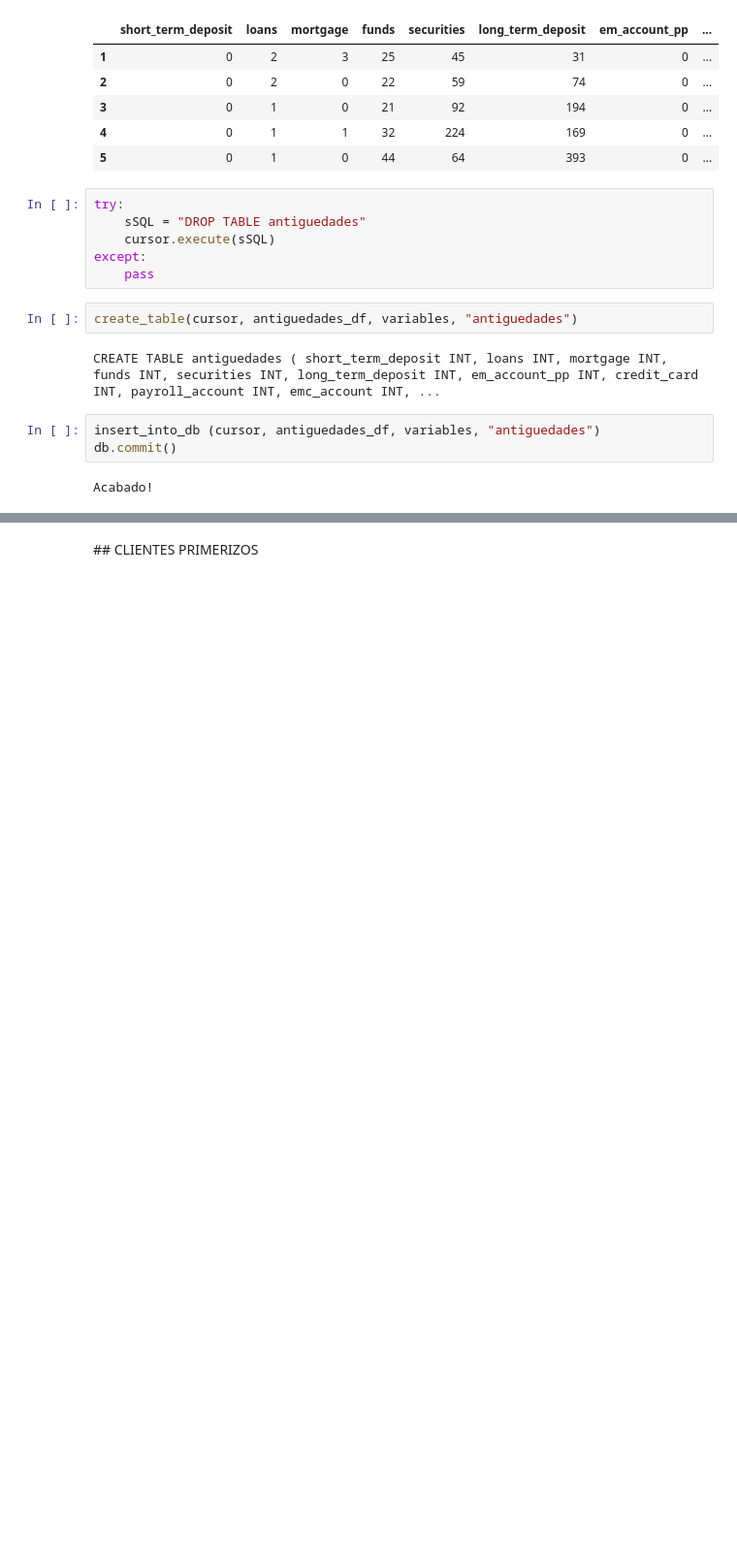
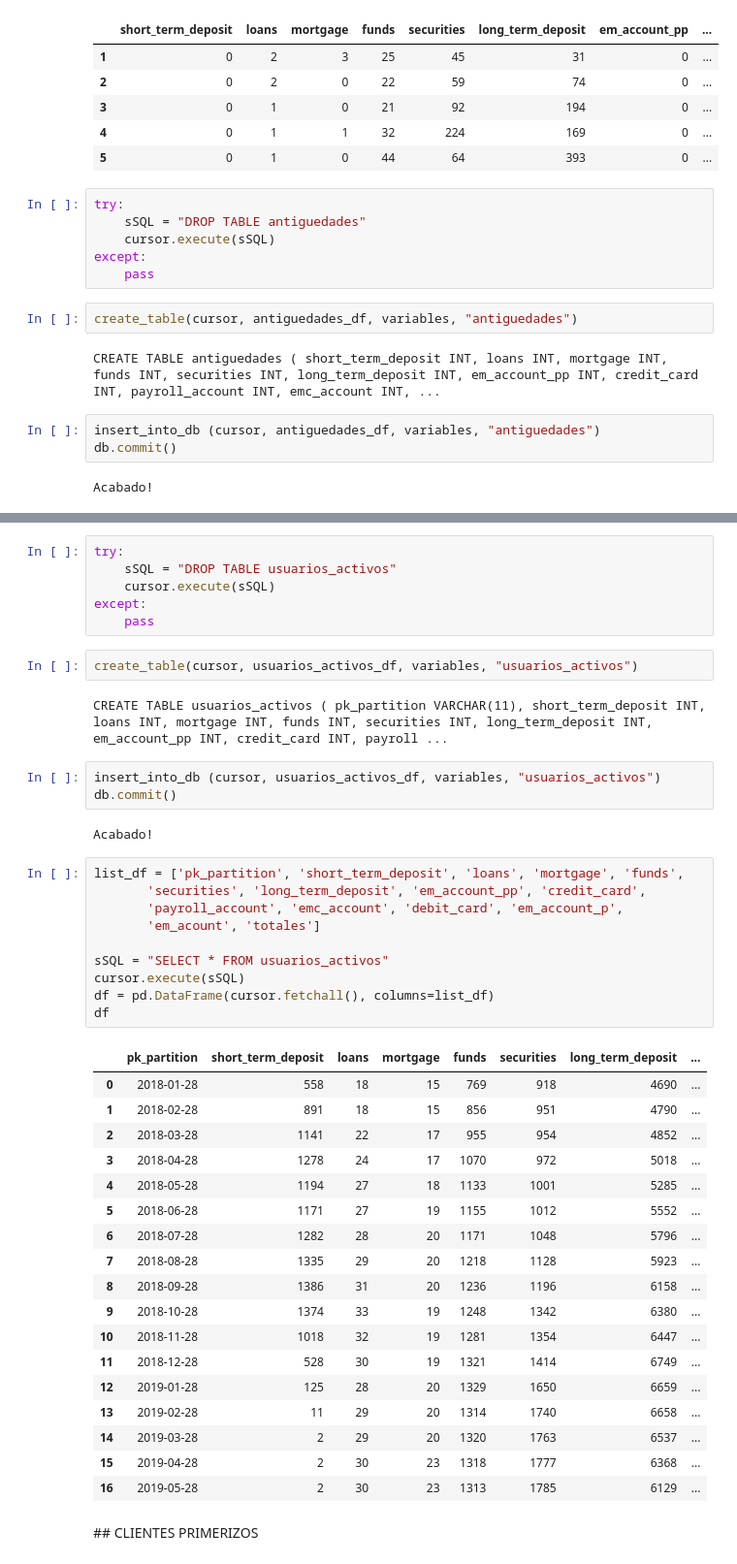
Before and after one commit to carlosperez1997/NDS_ProyectoFinal, a Jupyter notebook: 1_analisis/convert_sql.ipynb, the cells around one changed output, grey strips where cells are left out. Shown at 97% size. Saved outputs shown, nothing was run; the diff lists cells and outputs as text; blank space fills up the shorter version.

Commit message:
dashboard_productos acabado!

```diff
--- a/1_analisis/convert_sql.ipynb
+++ b/1_analisis/convert_sql.ipynb
@@ -478,3 +518,47 @@ df
+# %%
+try:
+    sSQL = "DROP TABLE usuarios_activos"
+    cursor.execute(sSQL)
+except:
+    pass
+# %%
+create_table(cursor, usuarios_activos_df, variables, "usuarios_activos")
+# %% [output]
+CREATE TABLE usuarios_activos ( pk_partition VARCHAR(11), short_term_deposit INT, loans INT, mortgage INT, funds INT, securities INT, long_term_deposit INT, em_account_pp INT, credit_card INT, payroll ...
+# %%
+insert_into_db (cursor, usuarios_activos_df, variables, "usuarios_activos")
+db.commit()
+# %% [output]
+Acabado!
+# %%
+list_df = ['pk_partition', 'short_term_deposit', 'loans', 'mortgage', 'funds',
+       'securities', 'long_term_deposit', 'em_account_pp', 'credit_card',
+       'payroll_account', 'emc_account', 'debit_card', 'em_account_p',
+       'em_acount', 'totales']
+
+sSQL = "SELECT * FROM usuarios_activos"
+cursor.execute(sSQL)
+df = pd.DataFrame(cursor.fetchall(), columns=list_df)
+df
+# %% [output]
+|  | pk_partition | short_term_deposit | loans | mortgage | funds | securities | long_term_deposit | ... |
+| 0 | 2018-01-28 | 558 | 18 | 15 | 769 | 918 | 4690 | ... |
+| 1 | 2018-02-28 | 891 | 18 | 15 | 856 | 951 | 4790 | ... |
+| 2 | 2018-03-28 | 1141 | 22 | 17 | 955 | 954 | 4852 | ... |
+| 3 | 2018-04-28 | 1278 | 24 | 17 | 1070 | 972 | 5018 | ... |
+| 4 | 2018-05-28 | 1194 | 27 | 18 | 1133 | 1001 | 5285 | ... |
+| 5 | 2018-06-28 | 1171 | 27 | 19 | 1155 | 1012 | 5552 | ... |
+| 6 | 2018-07-28 | 1282 | 28 | 20 | 1171 | 1048 | 5796 | ... |
+| 7 | 2018-08-28 | 1335 | 29 | 20 | 1218 | 1128 | 5923 | ... |
+| 8 | 2018-09-28 | 1386 | 31 | 20 | 1236 | 1196 | 6158 | ... |
+| 9 | 2018-10-28 | 1374 | 33 | 19 | 1248 | 1342 | 6380 | ... |
+| 10 | 2018-11-28 | 1018 | 32 | 19 | 1281 | 1354 | 6447 | ... |
+| 11 | 2018-12-28 | 528 | 30 | 19 | 1321 | 1414 | 6749 | ... |
+| 12 | 2019-01-28 | 125 | 28 | 20 | 1329 | 1650 | 6659 | ... |
+| 13 | 2019-02-28 | 11 | 29 | 20 | 1314 | 1740 | 6658 | ... |
+| 14 | 2019-03-28 | 2 | 29 | 20 | 1320 | 1763 | 6537 | ... |
+| 15 | 2019-04-28 | 2 | 30 | 23 | 1318 | 1777 | 6368 | ... |
+| 16 | 2019-05-28 | 2 | 30 | 23 | 1313 | 1785 | 6129 | ... |
 # %% [markdown]
 ## CLIENTES PRIMERIZOS
 # %%
```
Also changed, not shown: parts of 23 cells of this notebook, 12 other files.
